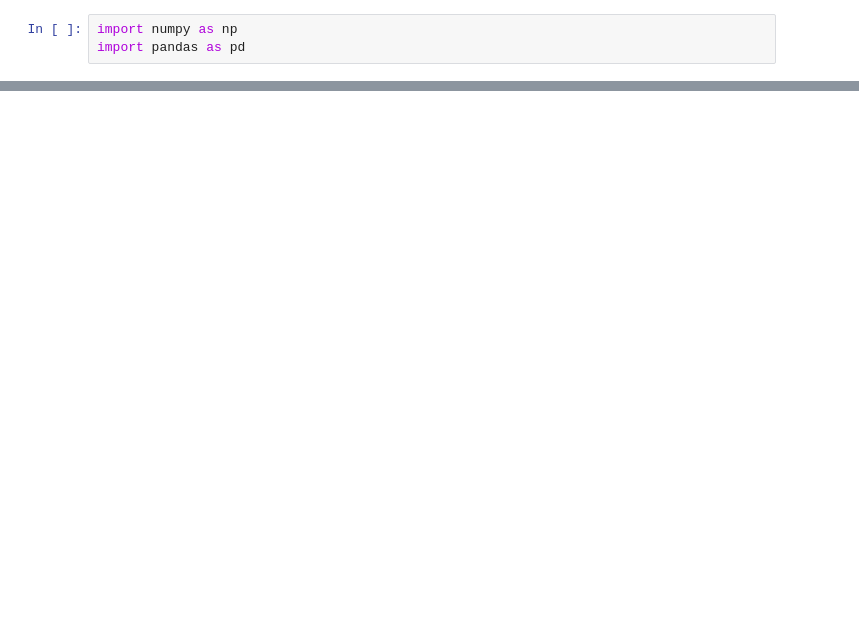
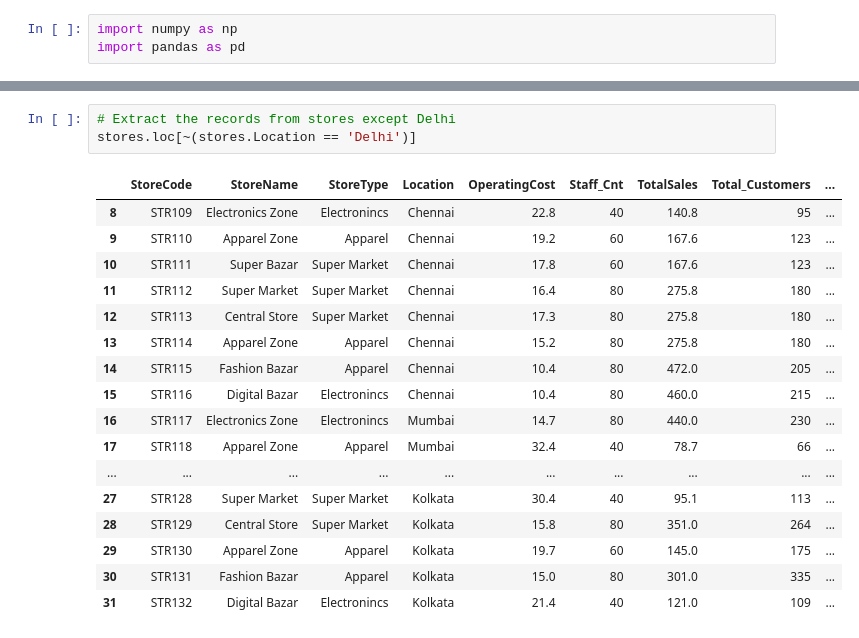
Before and after one commit to ravindrapal001/Python-Case-Studies, a Jupyter notebook: stores.ipynb, the cells around one changed output, grey strips where cells are left out. Cells and saved outputs as stored; diff of their text form; blank space fills up the shorter version.

```diff
--- a/stores.ipynb
+++ b/stores.ipynb
@@ -379,0 +350,21 @@ KeyError: 'Store_Type'
+# %%
+# Extract the records from stores except Delhi
+stores.loc[~(stores.Location == 'Delhi')]
+# %% [output]
+|  | StoreCode | StoreName | StoreType | Location | OperatingCost | Staff_Cnt | TotalSales | Total_Customers | ... |
+| 8 | STR109 | Electronics Zone | Electronincs | Chennai | 22.8 | 40 | 140.8 | 95 | ... |
+| 9 | STR110 | Apparel Zone | Apparel | Chennai | 19.2 | 60 | 167.6 | 123 | ... |
+| 10 | STR111 | Super Bazar | Super Market | Chennai | 17.8 | 60 | 167.6 | 123 | ... |
+| 11 | STR112 | Super Market | Super Market | Chennai | 16.4 | 80 | 275.8 | 180 | ... |
+| 12 | STR113 | Central Store | Super Market | Chennai | 17.3 | 80 | 275.8 | 180 | ... |
+| 13 | STR114 | Apparel Zone | Apparel | Chennai | 15.2 | 80 | 275.8 | 180 | ... |
+| 14 | STR115 | Fashion Bazar | Apparel | Chennai | 10.4 | 80 | 472.0 | 205 | ... |
+| 15 | STR116 | Digital Bazar | Electronincs | Chennai | 10.4 | 80 | 460.0 | 215 | ... |
+| 16 | STR117 | Electronics Zone | Electronincs | Mumbai | 14.7 | 80 | 440.0 | 230 | ... |
+| 17 | STR118 | Apparel Zone | Apparel | Mumbai | 32.4 | 40 | 78.7 | 66 | ... |
+| ... | ... | ... | ... | ... | ... | ... | ... | ... | ... |
+| 27 | STR128 | Super Market | Super Market | Kolkata | 30.4 | 40 | 95.1 | 113 | ... |
+| 28 | STR129 | Central Store | Super Market | Kolkata | 15.8 | 80 | 351.0 | 264 | ... |
+| 29 | STR130 | Apparel Zone | Apparel | Kolkata | 19.7 | 60 | 145.0 | 175 | ... |
+| 30 | STR131 | Fashion Bazar | Apparel | Kolkata | 15.0 | 80 | 301.0 | 335 | ... |
+| 31 | STR132 | Digital Bazar | Electronincs | Kolkata | 21.4 | 40 | 121.0 | 109 | ... |
```
Also changed, not shown: parts of 73 cells of this notebook.
